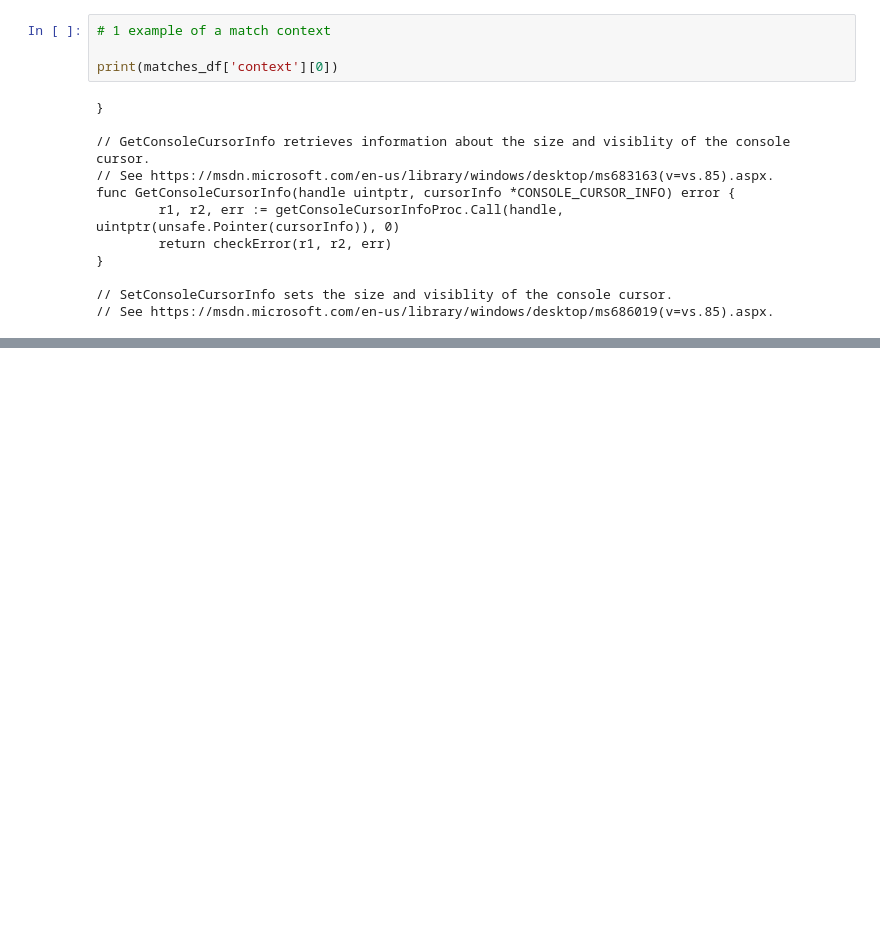
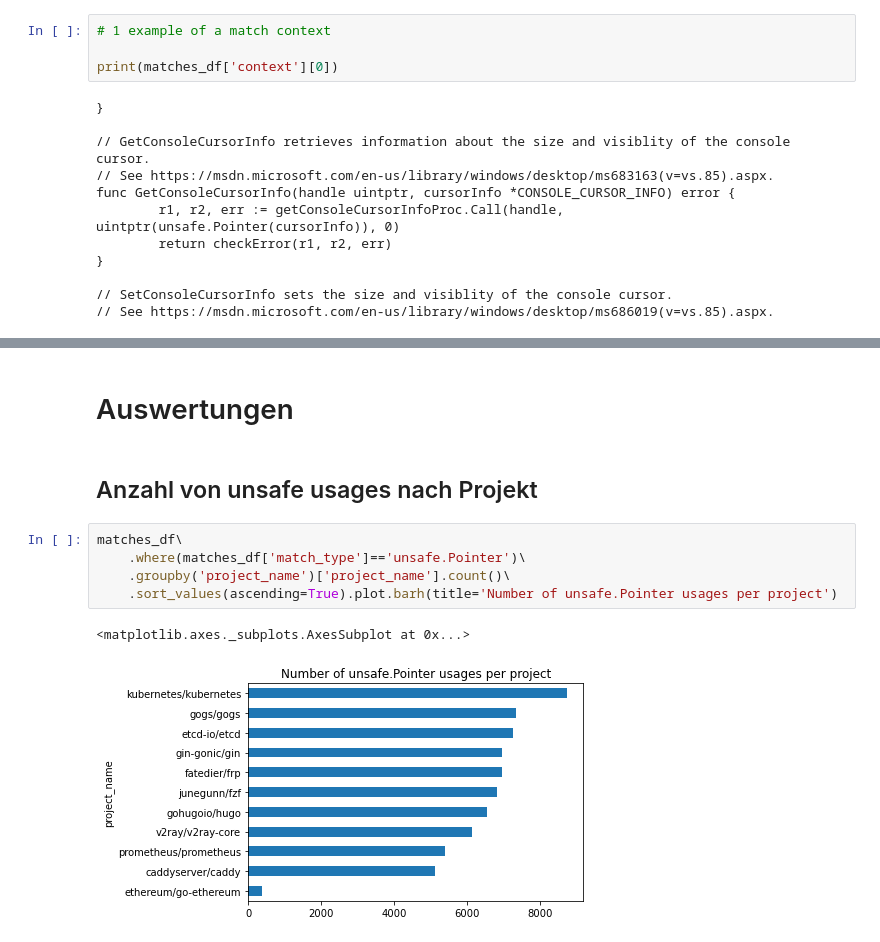
Before and after one commit to jlauinger/master-of-science, a Jupyter notebook: code/data-survey/analysis/data-exploration.ipynb, the cells around one changed output, grey strips where cells are left out. Saved outputs shown, nothing was run; the diff lists cells and outputs as text; blank space fills up the shorter version.

```diff
--- a/code/data-survey/analysis/data-exploration.ipynb
+++ b/code/data-survey/analysis/data-exploration.ipynb
@@ -141,0 +112,12 @@ Name: module_import_path, dtype: int64
+# %% [markdown]
+# Auswertungen
+# %% [markdown]
+## Anzahl von unsafe usages nach Projekt
+# %%
+matches_df\
+    .where(matches_df['match_type']=='unsafe.Pointer')\
+    .groupby('project_name')['project_name'].count()\
+    .sort_values(ascending=True).plot.barh(title='Number of unsafe.Pointer usages per project')
+# %% [output]
+<matplotlib.axes._subplots.AxesSubplot at 0x...>
+[figure, added]
```
Also changed, not shown: parts of 33 cells of this notebook, 1 other file.
